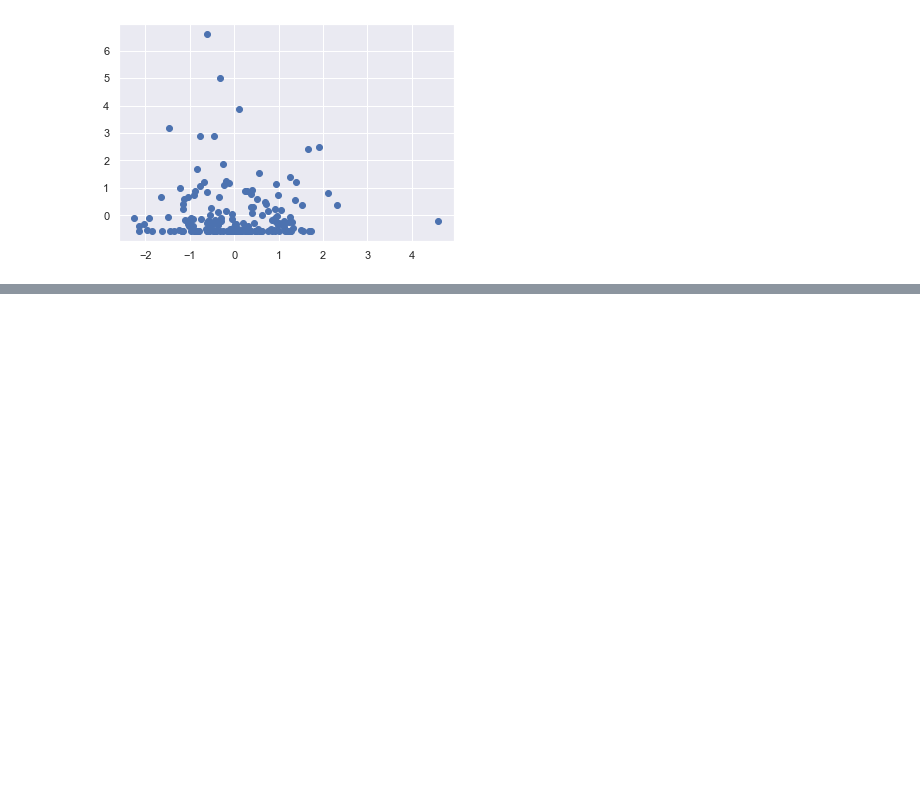
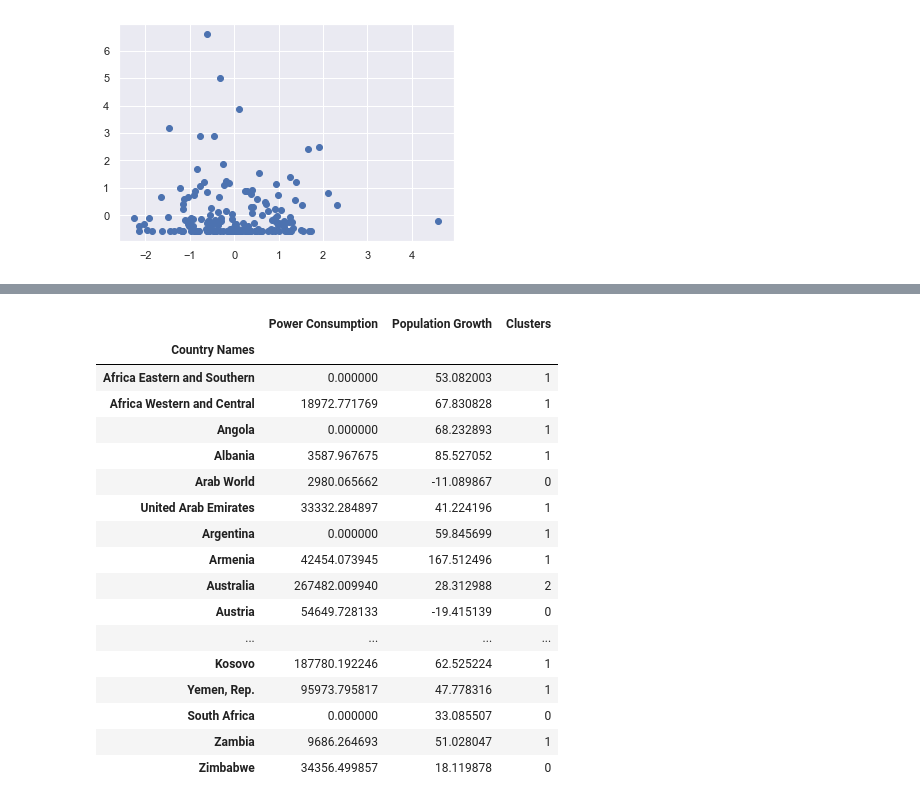
Before and after one commit to iamYole/Assignment_3, a Jupyter notebook: Assignment 3.ipynb, the cells around one changed output, grey strips where cells are left out. Saved outputs shown, nothing was run; the diff lists cells and outputs as text; code cells hidden in the pictures; blank space fills up the shorter version.

```diff
--- a/Assignment 3.ipynb
+++ b/Assignment 3.ipynb
@@ -249,0 +347,23 @@ plt.show()
+# %%
+data_with_clusters = cluster_dataset.copy()
+data_with_clusters['Clusters'] = identified_clusters
+data_with_clusters
+# %% [output]
+|  | Power Consumption | Population Growth | Clusters |
+| Country Names |  |  |  |
+| Africa Eastern and Southern | 0.000000 | 53.082003 | 1 |
+| Africa Western and Central | 18972.771769 | 67.830828 | 1 |
+| Angola | 0.000000 | 68.232893 | 1 |
+| Albania | 3587.967675 | 85.527052 | 1 |
+| Arab World | 2980.065662 | -11.089867 | 0 |
+| United Arab Emirates | 33332.284897 | 41.224196 | 1 |
+| Argentina | 0.000000 | 59.845699 | 1 |
+| Armenia | 42454.073945 | 167.512496 | 1 |
+| Australia | 267482.009940 | 28.312988 | 2 |
+| Austria | 54649.728133 | -19.415139 | 0 |
+| ... | ... | ... | ... |
+| Kosovo | 187780.192246 | 62.525224 | 1 |
+| Yemen, Rep. | 95973.795817 | 47.778316 | 1 |
+| South Africa | 0.000000 | 33.085507 | 0 |
+| Zambia | 9686.264693 | 51.028047 | 1 |
+| Zimbabwe | 34356.499857 | 18.119878 | 0 |
```
Also changed, not shown: parts of 15 cells of this notebook.
